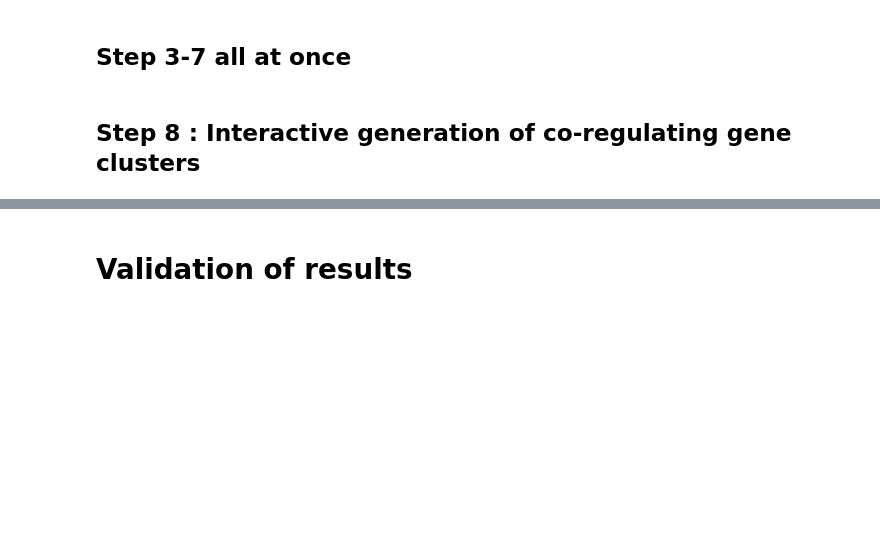
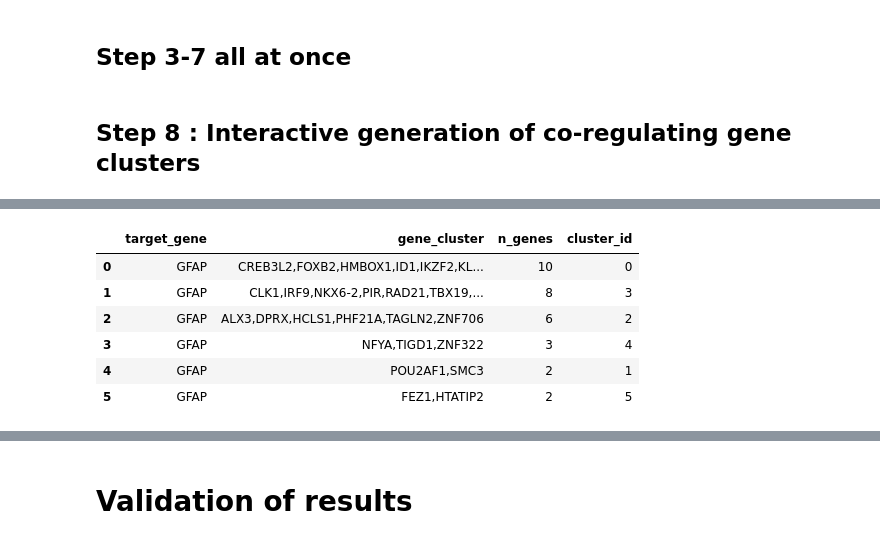
Before and after one commit to shubhvjain/coregtor, a Jupyter notebook: docs/tutorial1.ipynb, the cells around one changed output, grey strips where cells are left out. Saved outputs shown, nothing was run; the diff lists cells and outputs as text; code cells hidden in the pictures; blank space fills up the shorter version.

```diff
--- a/docs/tutorial1.ipynb
+++ b/docs/tutorial1.ipynb
@@ -193,0 +228,10 @@ sim_matrix
+# %%
+results1
+# %% [output]
+|  | target_gene | gene_cluster | n_genes | cluster_id |
+| 0 | GFAP | CREB3L2,FOXB2,HMBOX1,ID1,IKZF2,KL... | 10 | 0 |
+| 1 | GFAP | CLK1,IRF9,NKX6-2,PIR,RAD21,TBX19,... | 8 | 3 |
+| 2 | GFAP | ALX3,DPRX,HCLS1,PHF21A,TAGLN2,ZNF706 | 6 | 2 |
+| 3 | GFAP | NFYA,TIGD1,ZNF322 | 3 | 4 |
+| 4 | GFAP | POU2AF1,SMC3 | 2 | 1 |
+| 5 | GFAP | FEZ1,HTATIP2 | 2 | 5 |
```
Also changed, not shown: parts of 10 cells of this notebook.
